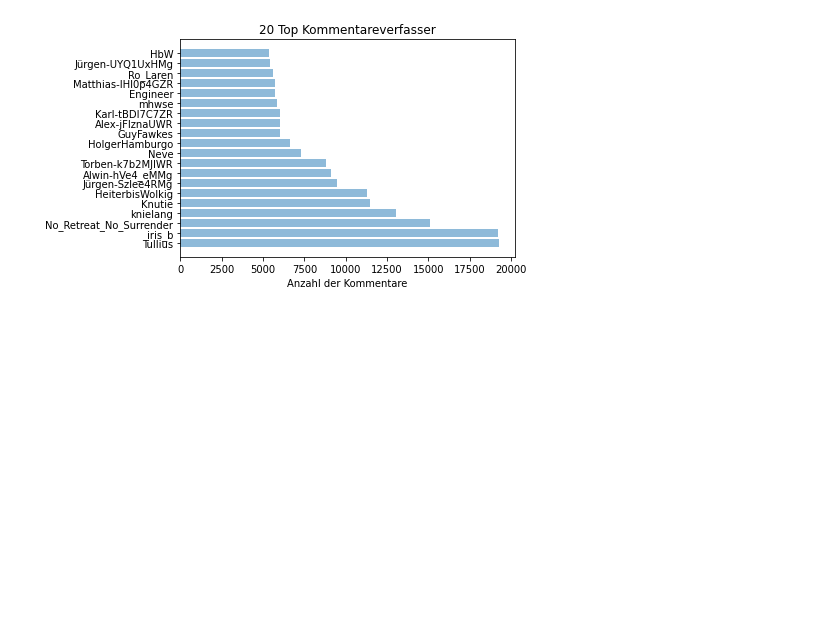
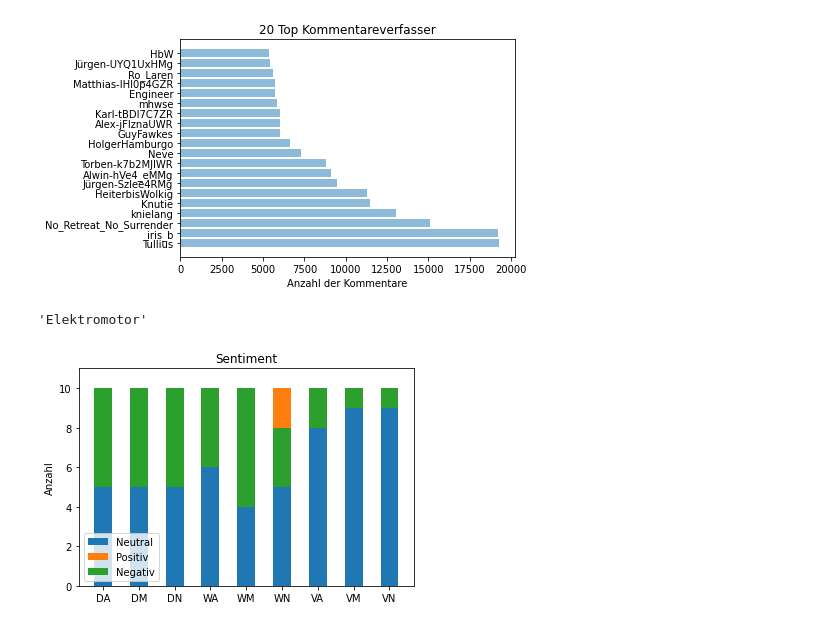
Before and after one commit to KirchnerS/Masterarbeit, a Jupyter notebook: graphs.ipynb, the cells around one changed output. Cells and saved outputs as stored; diff of their text form; code cells hidden in the pictures; blank space fills up the shorter version.

```diff
--- a/graphs.ipynb
+++ b/graphs.ipynb
@@ -231,0 +358,7 @@ plt.show()
+# %%
+list(meine_kommentare.keys())[list(meine_kommentare.values()).index(500)]
+
+
+list(meine_kommentare.keys())[list(meine_kommentare.values()).index(500)]
+# %% [output]
+'Elektromotor'
@@ -231,0 +405,34 @@ plt.show()
+# %%
+names_example = ["DA", "DM", "DN", "WA", "WM", "WN", "VA", "VM", "VN"]
+
+neutral = [durchsch_alt["neutral"], durchsch_mitte["neutral"], durchsch_neu["neutral"],
+           wenig_alt["neutral"], wenig_mitte["neutral"], wenig_neu["neutral"],
+           viel_alt["neutral"], viel_mitte["neutral"], viel_neu["neutral"]]
+
+positive  = [durchsch_alt["positive"], durchsch_mitte["positive"], durchsch_neu["positive"],
+           wenig_alt["positive"], wenig_mitte["positive"], wenig_neu["positive"],
+           viel_alt["positive"], viel_mitte["positive"], viel_neu["positive"]]
+
+negative  = [durchsch_alt["negative"], durchsch_mitte["negative"], durchsch_neu["negative"],
+           wenig_alt["negative"], wenig_mitte["negative"], wenig_neu["negative"],
+           viel_alt["negative"], viel_mitte["negative"], viel_neu["negative"]]
+
+width = 0.5
+
+fig, ax = plt.subplots()
+
+ax.bar(names_example, neutral, width, label = "Neutral", bottom=0)
+ax.bar(names_example, positive, width, label = "Positiv", bottom=[x+y for x, y in zip(neutral, negative)])
+ax.bar(names_example, negative, width, label = "Negativ", bottom=neutral)
+
+
+
+
+ax.set_ylabel('Anzahl')
+ax.set_title('Sentiment')
+ax.legend()
+
+plt.gca().set_ylim([0,11])
+plt.show()
+# %% [output]
+[figure, added]
```
Also changed, not shown: parts of 16 cells of this notebook.
